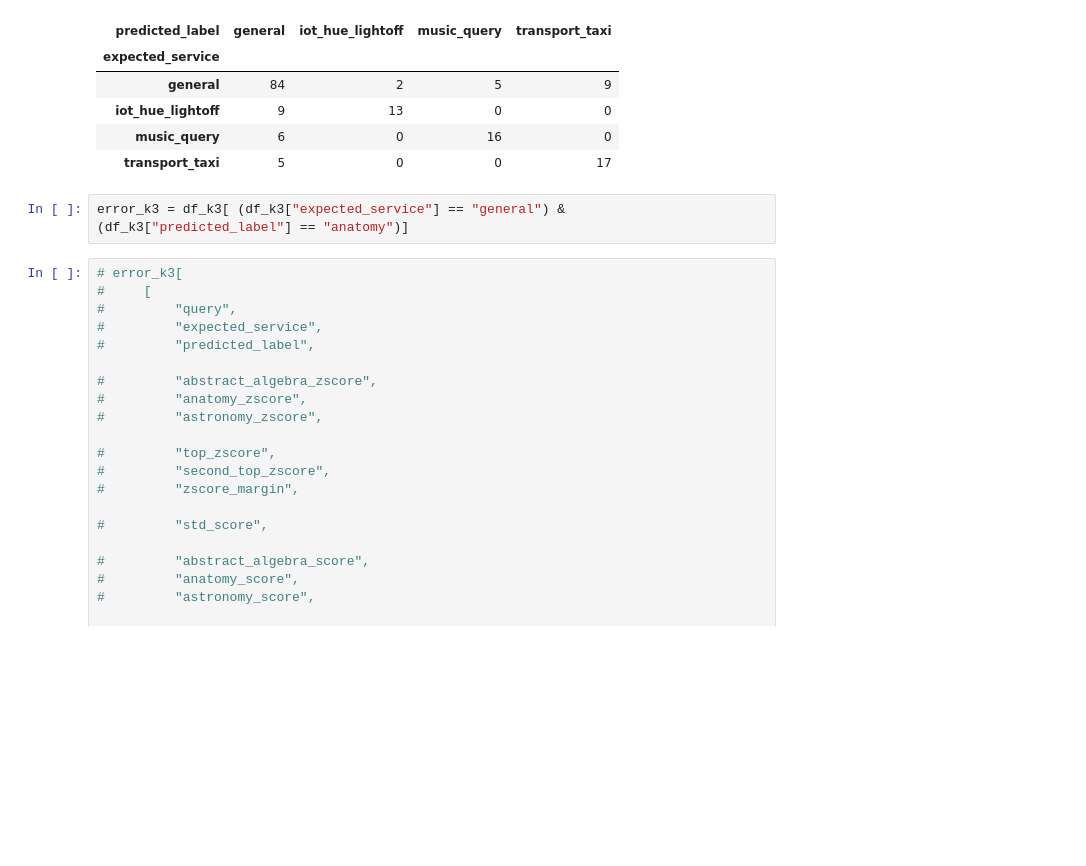
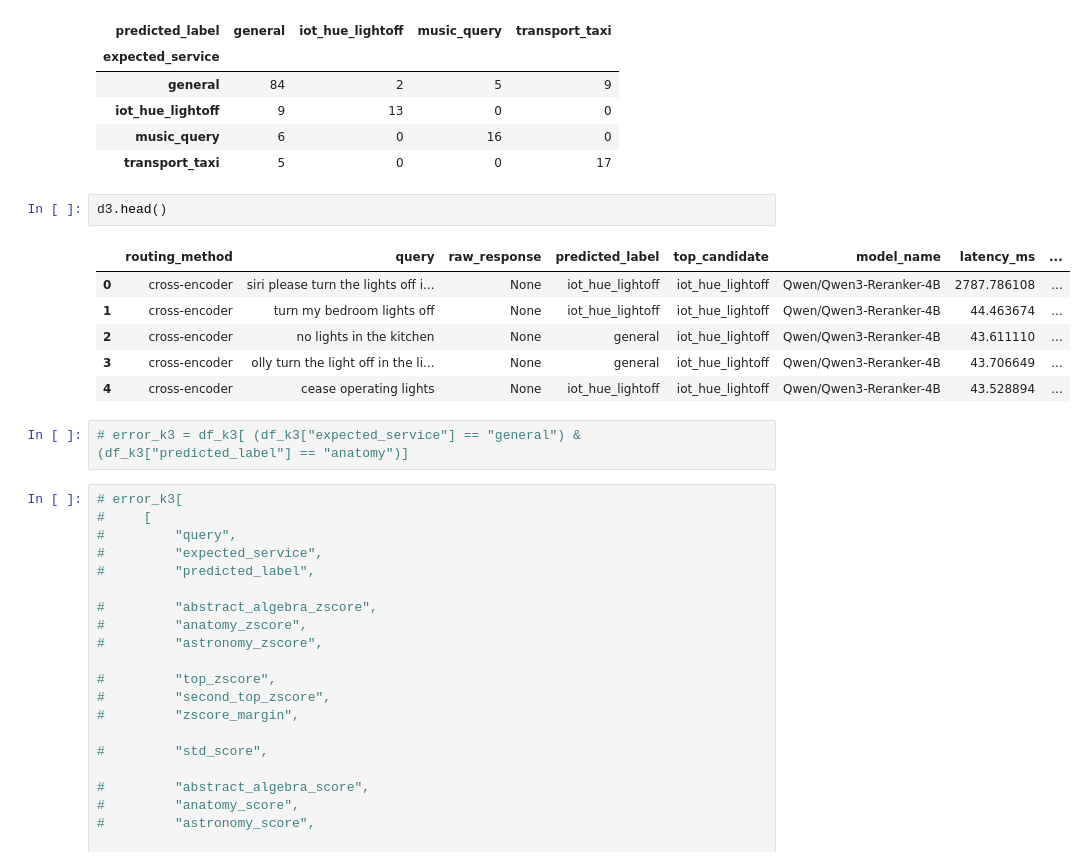
Before and after one commit to TheOpenSI/ADAPT, a Jupyter notebook: results_massive/Massive Test Analyser.ipynb, the cells around one changed output. Drawn from its saved outputs; the diff is of its cells as text; blank space fills up the shorter version.

```diff
--- a/results_massive/Massive Test Analyser.ipynb
+++ b/results_massive/Massive Test Analyser.ipynb
@@ -188,8 +188,17 @@ cm_k3
 | iot_hue_lightoff | 9 | 13 | 0 | 0 |
 | music_query | 6 | 0 | 16 | 0 |
 | transport_taxi | 5 | 0 | 0 | 17 |
+# %%
+d3.head()
+# %% [output]
+|  | routing_method | query | raw_response | predicted_label | top_candidate | model_name | latency_ms | ... |
+| 0 | cross-encoder | siri please turn the lights off i... | None | iot_hue_lightoff | iot_hue_lightoff | Qwen/Qwen3-Reranker-4B | 2787.786108 | ... |
+| 1 | cross-encoder | turn my bedroom lights off | None | iot_hue_lightoff | iot_hue_lightoff | Qwen/Qwen3-Reranker-4B | 44.463674 | ... |
+| 2 | cross-encoder | no lights in the kitchen | None | general | iot_hue_lightoff | Qwen/Qwen3-Reranker-4B | 43.611110 | ... |
+| 3 | cross-encoder | olly turn the light off in the li... | None | general | iot_hue_lightoff | Qwen/Qwen3-Reranker-4B | 43.706649 | ... |
+| 4 | cross-encoder | cease operating lights | None | iot_hue_lightoff | iot_hue_lightoff | Qwen/Qwen3-Reranker-4B | 43.528894 | ... |
 # %%
-error_k3 = df_k3[ (df_k3["expected_service"] == "general") & (df_k3["predicted_label"] == "anatomy")]
+# error_k3 = df_k3[ (df_k3["expected_service"] == "general") & (df_k3["predicted_label"] == "anatomy")]
 # %%
 # error_k3[
 #     [
```
Also changed, not shown: parts of 5 cells of this notebook.
